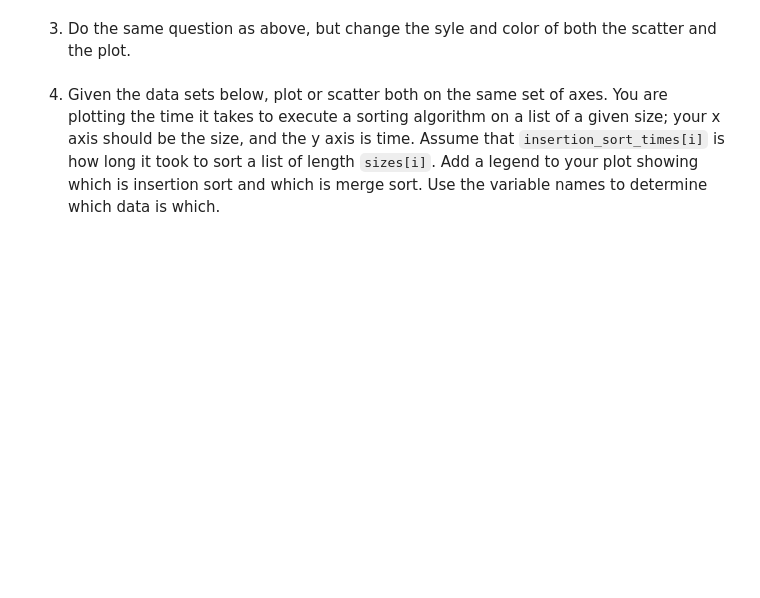
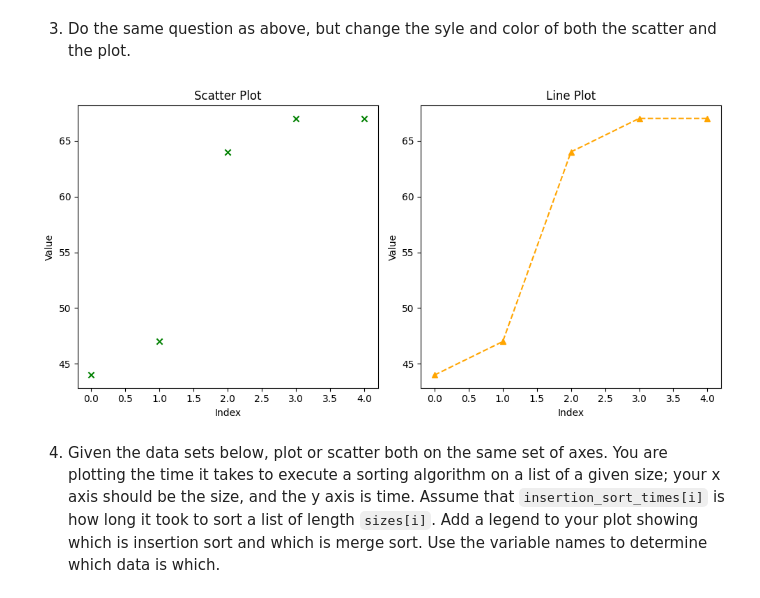
Before and after one commit to Habtom1999/PyPlot, a Jupyter notebook: pyplot.ipynb, the cells around one changed output. Saved outputs shown, nothing was run; the diff lists cells and outputs as text; code cells hidden in the pictures; blank space fills up the shorter version.

```diff
--- a/pyplot.ipynb
+++ b/pyplot.ipynb
@@ -106,6 +106,33 @@ plt.show()
 [figure]
 # %% [markdown]
 3. Do the same question as above, but change the syle and color of both the scatter and the plot.
+# %%
+import numpy as np
+import matplotlib.pyplot as plt
+
+np.random.seed(0)  # For reproducibility
+random_numbers = np.random.randint(0, 100, 5)  # Generate 5 random integers between 0 and 100
+
+# Create figure and axes objects
+fig, (ax1, ax2) = plt.subplots(1, 2, figsize=(10, 5))
+
+# Scatter plot with different style and color
+ax1.scatter(range(len(random_numbers)), random_numbers, color='green', marker='x')
+ax1.set_title('Scatter Plot')
+ax1.set_xlabel('Index')
+ax1.set_ylabel('Value')
+
+# Plot with different style and color
+ax2.plot(range(len(random_numbers)), random_numbers, color='orange', marker='^', linestyle='--')
+ax2.set_title('Line Plot')
+ax2.set_xlabel('Index')
+ax2.set_ylabel('Value')
+
+# Show the plot
+plt.tight_layout()
+plt.show()
+# %% [output]
+[figure, added]
 # %% [markdown]
 4. Given the data sets below, plot or scatter both on the same set of axes.  You are plotting the time it takes to execute a sorting algorithm on a list of a given size; your x axis should be the size, and the y axis is time.  Assume that `insertion_sort_times[i]` is how long it took to sort a list of length `sizes[i]`.  Add a legend to your plot showing which is insertion sort and which is merge sort.  Use the variable names to determine which data is which.
 # %%
```
Also changed, not shown: parts of 1 cell of this notebook.
